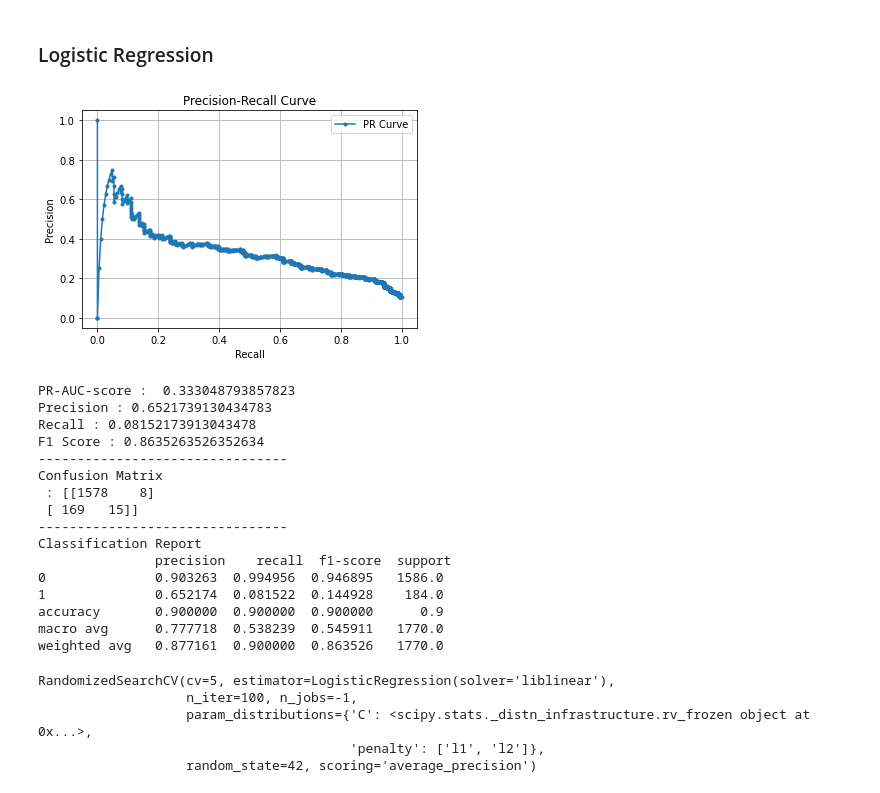
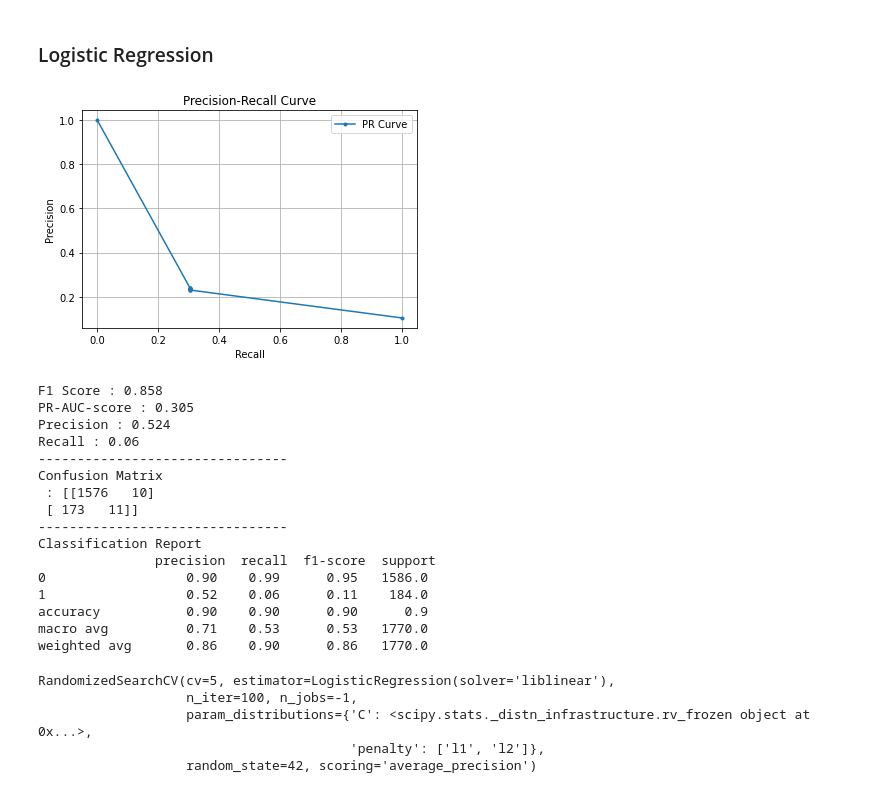
Before and after one commit to katieminjoo/Data_Engineering, a Jupyter notebook: Classification_task/Classification.ipynb, the cells around one changed output. Drawn from its saved outputs; the diff is of its cells as text; code cells hidden in the pictures.

```diff
--- a/Classification_task/Classification.ipynb
+++ b/Classification_task/Classification.ipynb
@@ -780,0 +672,3 @@ plt.show()
+# %%
+evaluator.calculate_update_score(base_lr_model, method = 'Filter_MI', selected_features = mi_sel_features)
+evaluator.plot_scores()
@@ -790,7 +687,7 @@ from sklearn.metrics import f1_score, average_precision_score
 # %%
 # Define the model with class_weight for handling imbalance
 # model = LogisticRegression(penalty='l1', solver='liblinear', random_state=42, class_weight='balanced', max_iter=500)
-model = GradientBoostingClassifier(max_depth = 5, random_state=42)
+# model = GradientBoostingClassifier(max_depth = 5, random_state=42)
 
 # Define cross-validation strategy
 cv_strategy = StratifiedKFold(n_splits=5, shuffle=True, random_state=42)
@@ -801,6 +698,6 @@ pr_auc_scorer = make_scorer(average_precision_score, needs_proba=True)
 
 # Use RFECV to perform RFE with cross-validation
 # We specify 'f1' as the scoring to optimize F1-score during feature selection
-selector = RFECV(estimator=model, step=1, cv=cv_strategy, scoring = weighted_f1_scorer, min_features_to_select=5)
+selector = RFECV(estimator=base_lr_model, step=1, cv=cv_strategy, scoring = weighted_f1_scorer, min_features_to_select=5)
 selector.fit(X_train_scaled, y_train)
 # %% [output]
@@ -843,11 +754,11 @@ X_train_selected = selector.transform(X_train_scaled)
 X_test_selected = selector.transform(X_test_scaled)
 
 # Re-fit the model on the training set with selected features
-model.fit(X_train_selected, y_train)
+base_lr_model.fit(X_train_selected, y_train)
 
 # Predict probabilities on the test set to adjust the threshold
-y_probs = model.predict_proba(X_test_selected)[:, 1]
-y_pred = model.predict(X_test_selected)
+y_probs = base_lr_model.predict_proba(X_test_selected)[:, 1]
+y_pred = base_lr_model.predict(X_test_selected)
 
 # Try different thresholds to optimize F1 score
 pr_auc = average_precision_score(y_test, y_probs)
@@ -1163,6 +1074,7 @@ def evaluate_model(model, x_test, y_test, desired_precision):
     cm = metrics.confusion_matrix(y_test, y_pred)
 
     clf_report = pd.DataFrame(metrics.classification_report(y_test, y_pred, output_dict=True)).transpose()
+    clf_report= clf_report.round(2)
 
     # Predict probability
     y_prob_test = model.predict_proba(X_test)[:,1]
@@ -1197,10 +1109,10 @@ def evaluate_model(model, x_test, y_test, desired_precision):
     plt.show()
 
     # print('Accuracy :', acc)
-    print('PR-AUC-score : ', pr_auc)
-    print('Precision :', prec)
-    print('Recall :', rec)
-    print('F1 Score :', f1)
+    print('F1 Score :', round(f1,3))
+    print(f'PR-AUC-score : {pr_auc:.3f}')
+    print('Precision :', round(prec,3))
+    print('Recall :', round(rec,3))
     print('--------------------------------')
     # print('AUC-score :', auc)
     print('Confusion Matrix\n :', cm)
@@ -1215,29 +1127,29 @@ def evaluate_model(model, x_test, y_test, desired_precision):
 # %%
 from sklearn.linear_model import LogisticRegression
 
 lr_clf = LogisticRegression(solver = 'liblinear')
-lr_clf.fit(X_train, y_train)
+lr_clf.fit(X_train_scaled, y_train)
 
 # Evaluate
-evaluate_model(lr_clf, X_test, y_test, 0.8)
+evaluate_model(lr_clf, X_test_scaled, y_test, 0.8)
 # %% [output]
-[figure, old version]
+[figure, new version]
-PR-AUC-score :  0.333048793857823
-Precision : 0.6521739130434783
-Recall : 0.08152173913043478
-F1 Score : 0.8635263526352634
+F1 Score : 0.858
+PR-AUC-score : 0.305
+Precision : 0.524
+Recall : 0.06
 --------------------------------
 Confusion Matrix
- : [[1578    8]
- [ 169   15]]
+ : [[1576   10]
+ [ 173   11]]
 --------------------------------
 Classification Report
-               precision    recall  f1-score  support
-0              0.903263  0.994956  0.946895   1586.0
-1              0.652174  0.081522  0.144928    184.0
-accuracy       0.900000  0.900000  0.900000      0.9
-macro avg      0.777718  0.538239  0.545911   1770.0
-weighted avg   0.877161  0.900000  0.863526   1770.0
+               precision  recall  f1-score  support
+0                  0.90    0.99      0.95   1586.0
+1                  0.52    0.06      0.11    184.0
+accuracy           0.90    0.90      0.90      0.9
+macro avg          0.71    0.53      0.53   1770.0
+weighted avg       0.86    0.90      0.86   1770.0
 # %%
 lr_clf = LogisticRegression(solver = 'liblinear')
 param_distributions = {'C' : uniform(0.01, 10),
```
Also changed, not shown: parts of 53 cells of this notebook, 1 other file.
